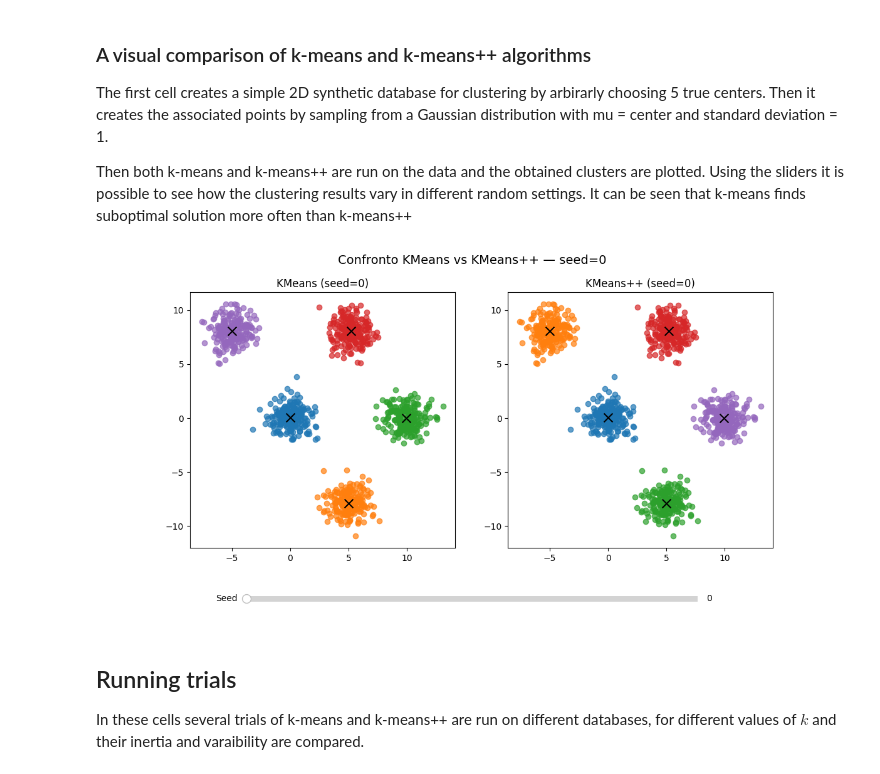
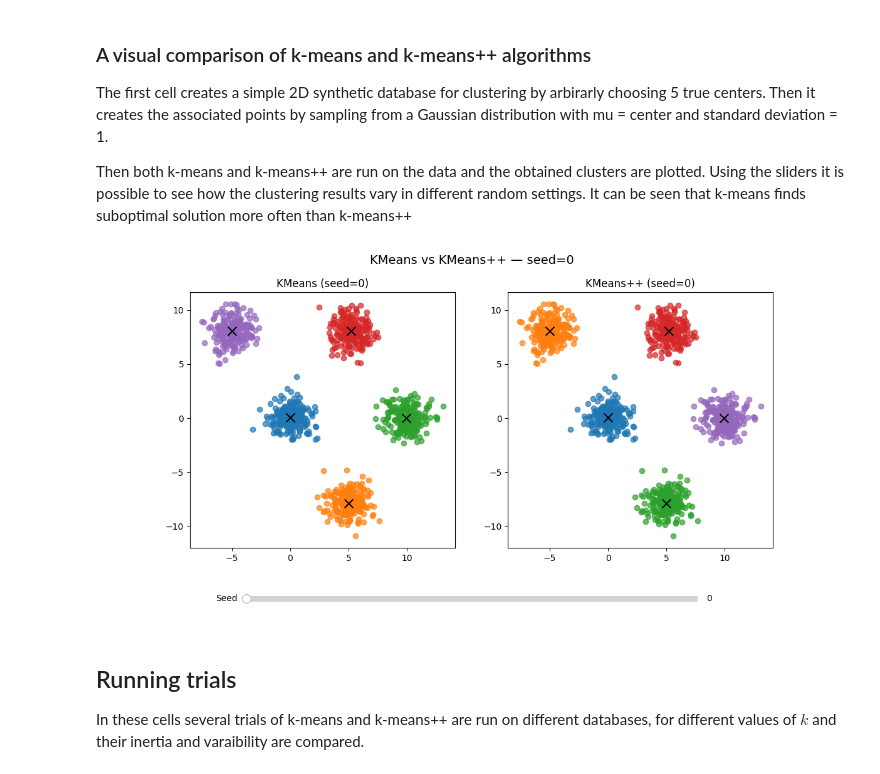
Before and after one commit to francodesource/ClusteringAndInitialization, a Jupyter notebook: main.ipynb, the cells around one changed output. Saved outputs shown, nothing was run; the diff lists cells and outputs as text; code cells hidden in the pictures.

Commit message:
fix: widget cell

```diff
--- a/main.ipynb
+++ b/main.ipynb
@@ -196,6 +195,11 @@ X = np.vstack([np.random.randn(points_per_cluster, 2) * std + c
                for c in centers_true])
 # %%
 %matplotlib widget
+# WARNING: run this cell again if not working.
+#
+# If widget does not work it can be replaced by 'qt' (requires PySide6)
+# if the cell does not work it can be skipped or deleted, it is just for problem visualization
+# it does not contain any experiment or any informative result
 import numpy as np
 import matplotlib.pyplot as plt
 from matplotlib.widgets import Slider
@@ -208,37 +212,35 @@ plt.subplots_adjust(bottom=0.2)
 ax_slider = plt.axes([0.2, 0.05, 0.6, 0.03])
 slider = Slider(ax_slider, 'Seed', 0, 49, valinit=0, valstep=1)
 
 def update(val):
     seed = int(slider.val)
     ax1.clear()
     ax2.clear()
 
     labels1, centroids1 = kmeans(k, X, seed=seed)
     for i in range(k):
         mask = labels1 == i
         ax1.scatter(X[mask, 0], X[mask, 1], alpha=0.7)
     ax1.scatter(centroids1[:, 0], centroids1[:, 1], c='black', marker='x', s=100)
     ax1.set_title(f"KMeans (seed={seed})")
 
     labels2, centroids2 = kmeanspp(k, X, seed=seed)
     for i in range(k):
         mask = labels2 == i
         ax2.scatter(X[mask, 0], X[mask, 1], alpha=0.7)
     ax2.scatter(centroids2[:, 0], centroids2[:, 1], c='black', marker='x', s=100)
     ax2.set_title(f"KMeans++ (seed={seed})")
 
-    widget_fig.suptitle(f"Confronto KMeans vs KMeans++ — seed={seed}", fontsize=14)
+    widget_fig.suptitle(f"KMeans vs KMeans++ — seed={seed}", fontsize=14)
     widget_fig.canvas.draw_idle()
 
 slider.on_changed(update)
 
-# disegna il primo frame
 update(0)
 
 plt.show()
-# WARNING: run this cell again if not working
 # %% [output]
-[figure, old version]
+[figure, new version]
 # %% [markdown]
 ## Running trials
 In these cells several trials of k-means and k-means++ are run on different databases, for different values of $k$ and their inertia and varaibility are compared.
```
Also changed, not shown: parts of 1 cell of this notebook, 1 other file.
